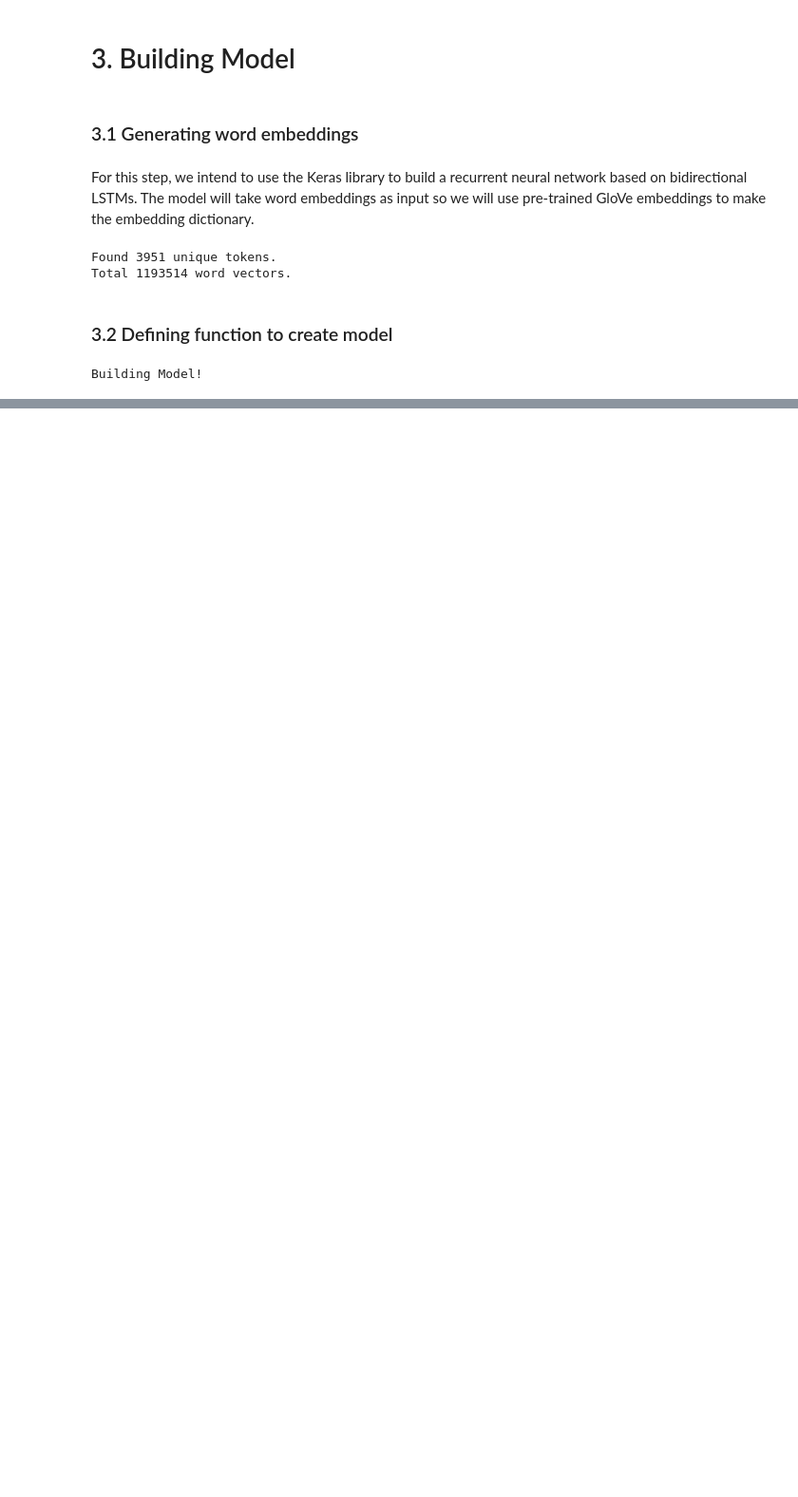
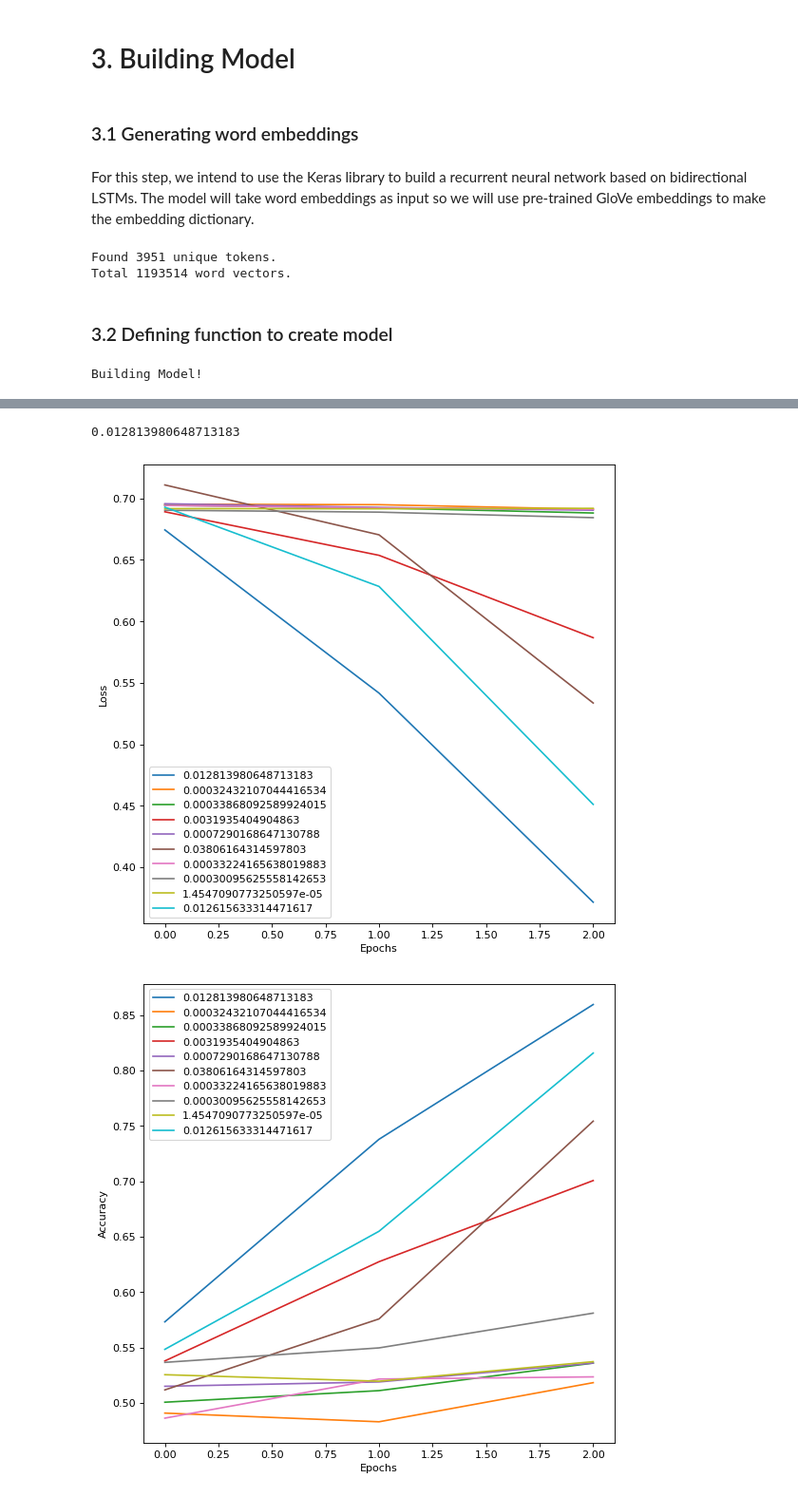
Before and after one commit to ShaanHossain/NLPFinalProject, a Jupyter notebook: Script_mine.ipynb, the cells around one changed output, grey strips where cells are left out. Shown at 95% size. Drawn from its saved outputs; the diff is of its cells as text; code cells hidden in the pictures; blank space fills up the shorter version.

Commit message:
Graphing accuracy and loss

```diff
--- a/Script_mine.ipynb
+++ b/Script_mine.ipynb
@@ -388 +399,10 @@ Epoch 3/3
 ... (10 outputs left out)
+# %%
+all_trials = study.get_trials();
+
+print("  Params: ")
+for trial in all_trials:
+    print(trial.user_attrs["loss"])
+    print(trial.user_attrs["accuracy"])
+    for key, value in trial.params.items():
+        print("    {}: {}".format(key, value))
@@ -396,14 +434,49 @@ data_history = model.fit(np.array(X_train), np.array(y_train),
 # %%
-def plot_graphs(axs, graph_index, history, string):
-    axs[graph_index].plot(history.history[string])
-    axs[graph_index].plot(history.history['val_'+string], '')
-    # axs[graph_index].xlabel("Epochs")
-    # axs[graph_index].ylabel(string)
-    axs[graph_index].set(xlabel="Epochs", ylabel=string)
-    axs[graph_index].legend([string, 'val_'+string])
-    # axs[graph_index].show()
+# def plot_graphs(axs, graph_index, history, string):
+#     axs[graph_index].plot(history.history[string])
+#     axs[graph_index].plot(history.history['val_'+string], '')
+#     # axs[graph_index].xlabel("Epochs")
+#     # axs[graph_index].ylabel(string)
+#     axs[graph_index].set(xlabel="Epochs", ylabel=string)
+#     axs[graph_index].legend([string, 'val_'+string])
+#     # axs[graph_index].show()
 
-fig, axs = plt.subplots(2, figsize=(15, 15))
+# fig, axs = plt.subplots(2, figsize=(15, 15))
 
-plot_graphs(axs, 0, data_history, 'accuracy')
-plot_graphs(axs, 1, data_history, 'loss')
+# plot_graphs(axs, 0, data_history, 'accuracy')
+# plot_graphs(axs, 1, data_history, 'loss')
+
+from matplotlib.pyplot import figure
+
+def plot_graphs_loss(trials):
+    legends = []
+    figure(figsize=(8, 8), dpi=80)
+    for trial in trials:
+        list_all_loss = trial.user_attrs['loss']
+        legends.append(trial.params["lr"])
+        plt.plot(list_all_loss)
+    plt.xlabel("Epochs")
+    plt.ylabel("Loss")
+    plt.legend(legends)
+    plt.savefig("loss.png")
+    plt.show()
+
+def plot_graphs_accuracy(trials):
+    legends = []
+    figure(figsize=(8, 8), dpi=80)
+    for trial in trials:
+        list_all_loss = trial.user_attrs['accuracy']
+        legends.append(trial.params["lr"])
+        plt.plot(list_all_loss)
+    plt.xlabel("Epochs")
+    plt.ylabel("Accuracy")
+    plt.legend(legends)
+    plt.savefig("accuracy.png")
+    plt.show()
+
+plot_graphs_loss(all_trials)
+plot_graphs_accuracy(all_trials)
+# %% [output]
+0.012813980648713183
+[figure, added]
+[figure, added]
```
Also changed, not shown: parts of 4 cells of this notebook, 1 other file.
